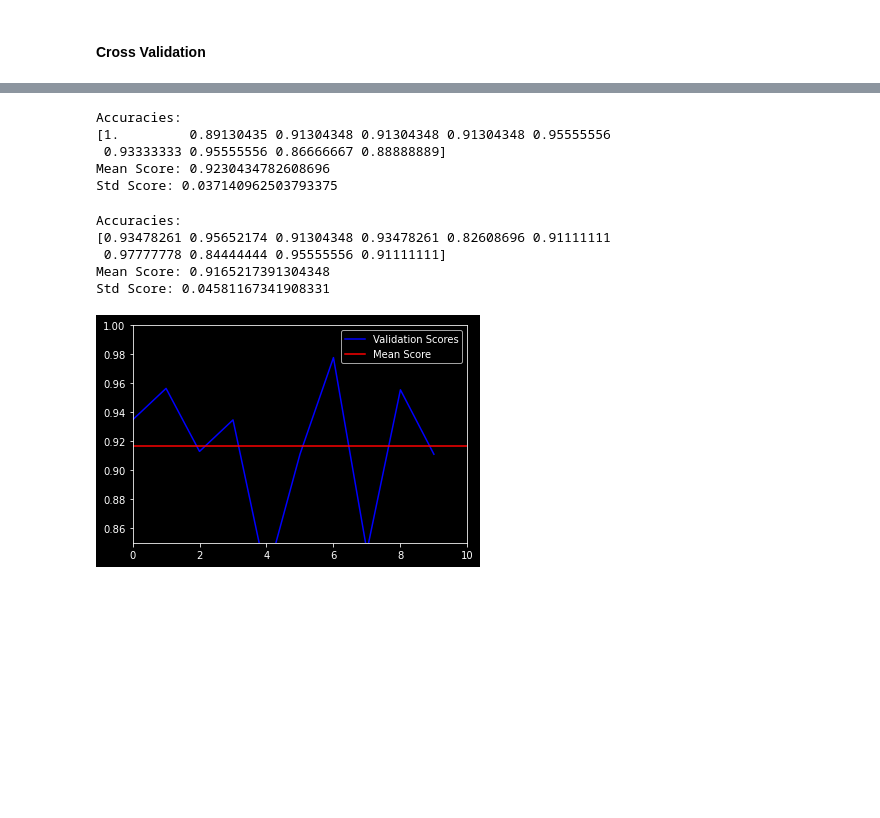
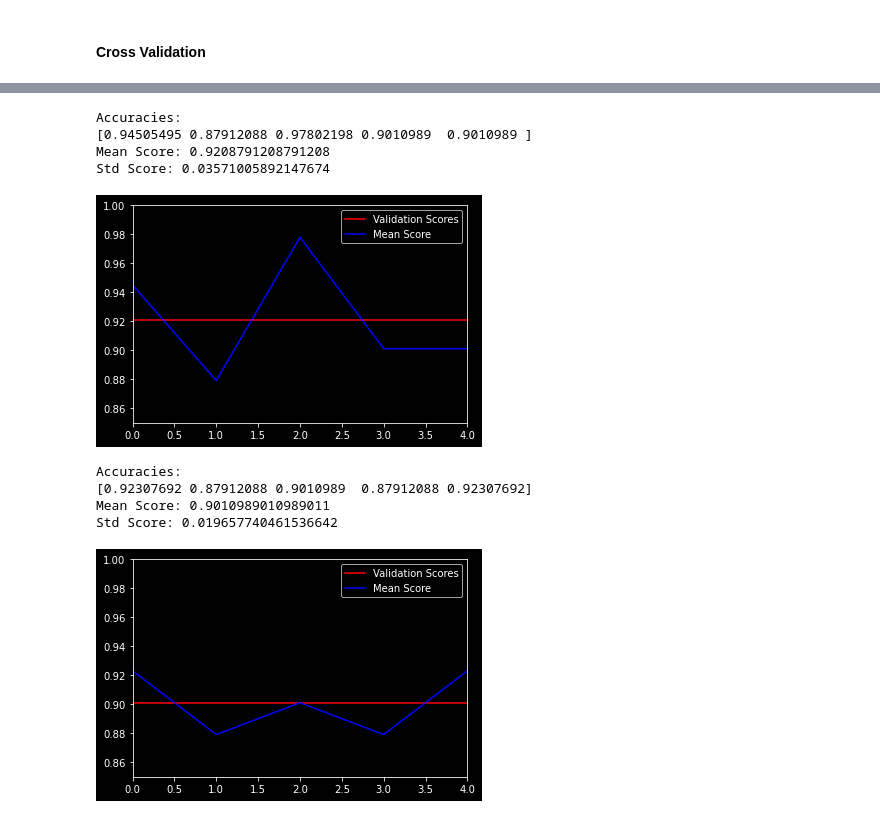
Before and after one commit to franneck94/UdemyML, a Jupyter notebook: Chapter8_MetricsAndEvaluation/CrossValidation/CrossValidation.ipynb, the cells around one changed output, grey strips where cells are left out. Cells and saved outputs as stored; diff of their text form; code cells hidden in the pictures; blank space fills up the shorter version.

```diff
--- a/Chapter8_MetricsAndEvaluation/CrossValidation/CrossValidation.ipynb
+++ b/Chapter8_MetricsAndEvaluation/CrossValidation/CrossValidation.ipynb
@@ -44,45 +37,34 @@ Std Score: 0.043326115976493135
-# %%
-kf = KFold(n_splits=10, shuffle=True)
-clf = KNeighborsClassifier(n_neighbors=3)
-
-scores = cross_val_score(clf, x_train, y_train, cv=kf, n_jobs=-1)
-predictions = cross_val_predict(clf, x_train, y_train, cv=kf, n_jobs=-1)
-mean_score = np.mean(scores)
-std_score = np.std(scores)
-
-print(f"Accuracies:\n{scores}")
-print(f"Mean Score: {mean_score}")
-print(f"Std Score: {std_score}")
-# %% [output]
-Accuracies:
-[1.         0.89130435 0.91304348 0.91304348 0.91304348 0.95555556
- 0.93333333 0.95555556 0.86666667 0.88888889]
-Mean Score: 0.9230434782608696
-Std Score: 0.037140962503793375
-# %%
-kf = KFold(n_splits=10, shuffle=True)
-clf = KNeighborsClassifier(n_neighbors=4)
-
-scores = cross_val_score(clf, x_train, y_train, cv=kf, n_jobs=-1)
-predictions = cross_val_predict(clf, x_train, y_train, cv=kf, n_jobs=-1)
-mean_score = np.mean(scores)
-std_score = np.std(scores)
-
-print(f"Accuracies:\n{scores}")
-print(f"Mean Score: {mean_score}")
-print(f"Std Score: {std_score}")
-# %% [output]
-Accuracies:
-[0.93478261 0.95652174 0.91304348 0.93478261 0.82608696 0.91111111
- 0.97777778 0.84444444 0.95555556 0.91111111]
-Mean Score: 0.9165217391304348
-Std Score: 0.04581167341908331
 # %%
-plt.plot(range(len(scores)), scores, color="blue")
-plt.xlim(0, 10)
-plt.ylim(0.85, 1)
-plt.axhline(mean_score, linestyle="-", color="red")
-plt.legend(["Validation Scores", "Mean Score"])
-plt.show()
+def plot_cv_results(scores: List[float], mean_score: float) -> None:
+    plt.axhline(mean_score, linestyle="-", color="red")
+    plt.plot(range(len(scores)), scores, color="blue")
+    plt.xlim(0, len(scores) - 1)
+    plt.ylim(0.85, 1)
+    plt.legend(["Validation Scores", "Mean Score"])
+    plt.show()
-# %% [output]
-[figure, removed]
+# %%
+clf = KNeighborsClassifier(n_neighbors=3)
+
+scores = cross_val_score(clf, x_train, y_train, cv=5, n_jobs=-1)
+
+mean, _ = print_cv_results(scores)
+plot_cv_results(scores, mean)
+# %% [output]
+Accuracies:
+[0.94505495 0.87912088 0.97802198 0.9010989  0.9010989 ]
+Mean Score: 0.9208791208791208
+Std Score: 0.03571005892147674
+[figure, added]
+# %%
+clf = KNeighborsClassifier(n_neighbors=2)
+
+scores = cross_val_score(clf, x_train, y_train, cv=5, n_jobs=-1)
+
+mean, _ = print_cv_results(scores)
+plot_cv_results(scores, mean)
+# %% [output]
+Accuracies:
+[0.92307692 0.87912088 0.9010989  0.87912088 0.92307692]
+Mean Score: 0.9010989010989011
+Std Score: 0.019657740461536642
+[figure, added]
```
Also changed, not shown: parts of 4 cells of this notebook, 4 other files.
